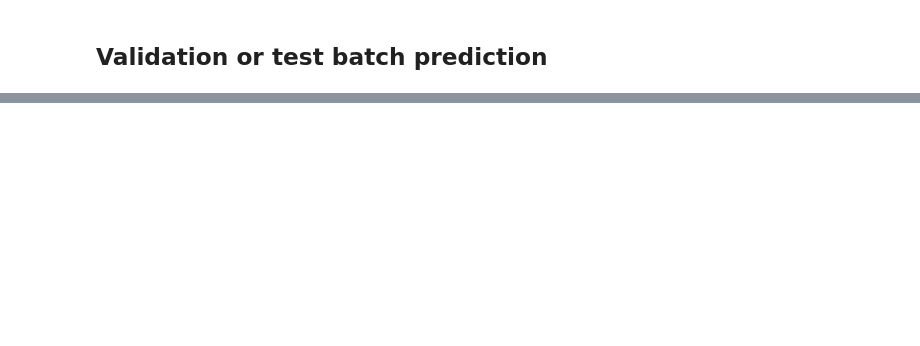
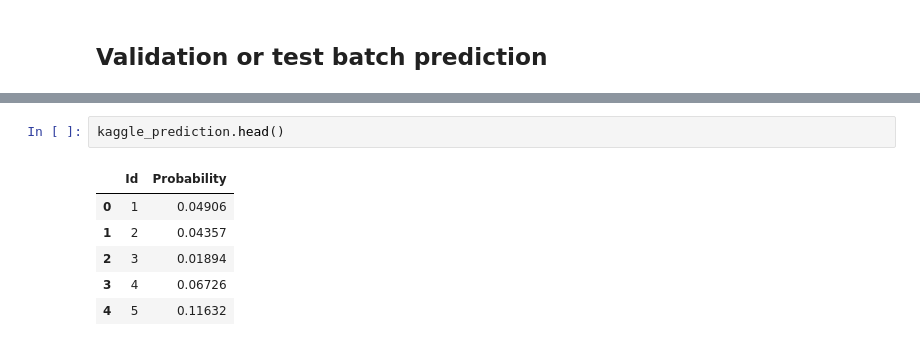
Before and after one commit to guitoo/ML-notebooks, a Jupyter notebook: GiveMeSomeCredit/custom_features.ipynb, the cells around one changed output, grey strips where cells are left out. Saved outputs shown, nothing was run; the diff lists cells and outputs as text; blank space fills up the shorter version.

```diff
--- a/GiveMeSomeCredit/custom_features.ipynb
+++ b/GiveMeSomeCredit/custom_features.ipynb
@@ -262,0 +452,9 @@ if send_to_BigML:
+# %%
+kaggle_prediction.head()
+# %% [output]
+|  | Id | Probability |
+| 0 | 1 | 0.04906 |
+| 1 | 2 | 0.04357 |
+| 2 | 3 | 0.01894 |
+| 3 | 4 | 0.06726 |
+| 4 | 5 | 0.11632 |
```
Also changed, not shown: parts of 37 cells of this notebook.
